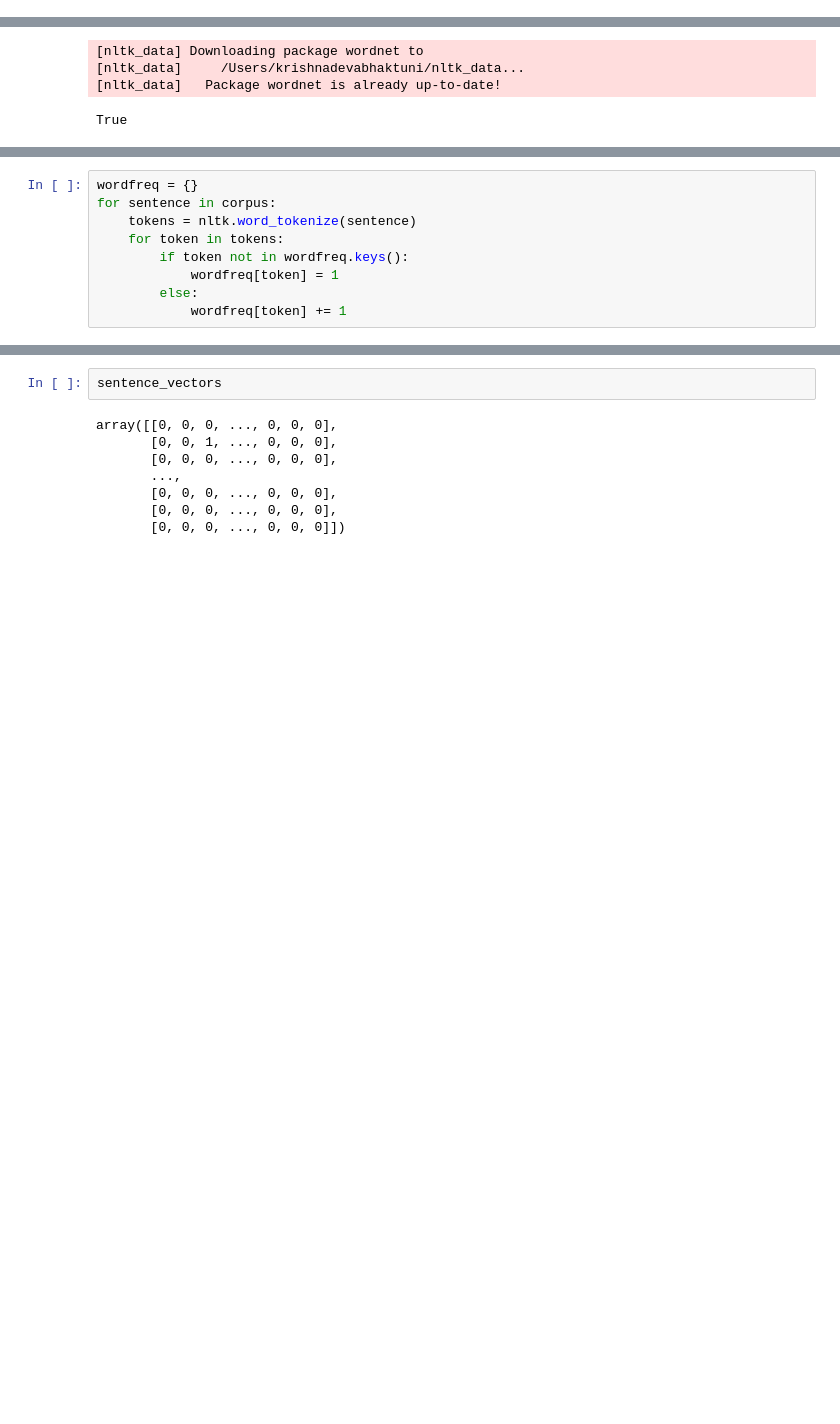
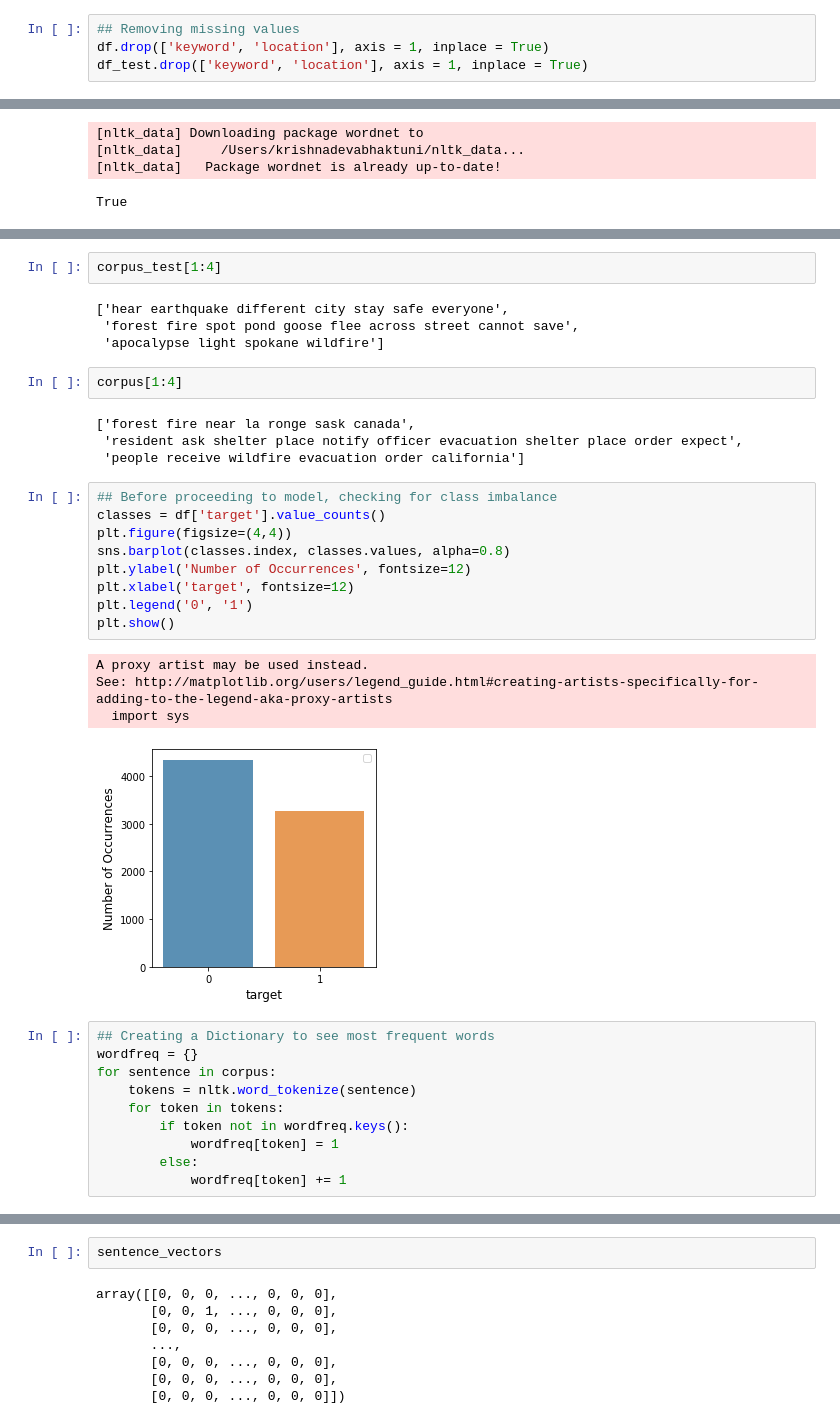
Before and after one commit to iamkkdev/Thinkful-github, a Jupyter notebook: Final Capstone.ipynb, the cells around one changed output, grey strips where cells are left out. Saved outputs shown, nothing was run; the diff lists cells and outputs as text; blank space fills up the shorter version.

```diff
--- a/Final Capstone.ipynb
+++ b/Final Capstone.ipynb
@@ -43,3 +85,7 @@ df_test.shape
+# %%
+## Removing missing values
+df.drop(['keyword', 'location'], axis = 1, inplace = True)
+df_test.drop(['keyword', 'location'], axis = 1, inplace = True)
 # %%
 nltk.download('wordnet')
 # %% [output]
@@ -68,4 +140,31 @@ for i in range(0, len(df)):
+# %%
+corpus_test[1:4]
+# %% [output]
+['hear earthquake different city stay safe everyone',
+ 'forest fire spot pond goose flee across street cannot save',
+ 'apocalypse light spokane wildfire']
+# %%
+corpus[1:4]
+# %% [output]
+['forest fire near la ronge sask canada',
+ 'resident ask shelter place notify officer evacuation shelter place order expect',
+ 'people receive wildfire evacuation order california']
+# %%
+## Before proceeding to model, checking for class imbalance
+classes = df['target'].value_counts()
+plt.figure(figsize=(4,4))
+sns.barplot(classes.index, classes.values, alpha=0.8)
+plt.ylabel('Number of Occurrences', fontsize=12)
+plt.xlabel('target', fontsize=12)
+plt.legend('0', '1')
+plt.show()
+# %% [output]
+A proxy artist may be used instead.
+See: http://matplotlib.org/users/legend_guide.html#creating-artists-specifically-for-adding-to-the-legend-aka-proxy-artists
+  import sys
+[figure, added]
 # %%
+## Creating a Dictionary to see most frequent words
 wordfreq = {}
 for sentence in corpus:
     tokens = nltk.word_tokenize(sentence)
```
Also changed, not shown: parts of 67 cells of this notebook.
